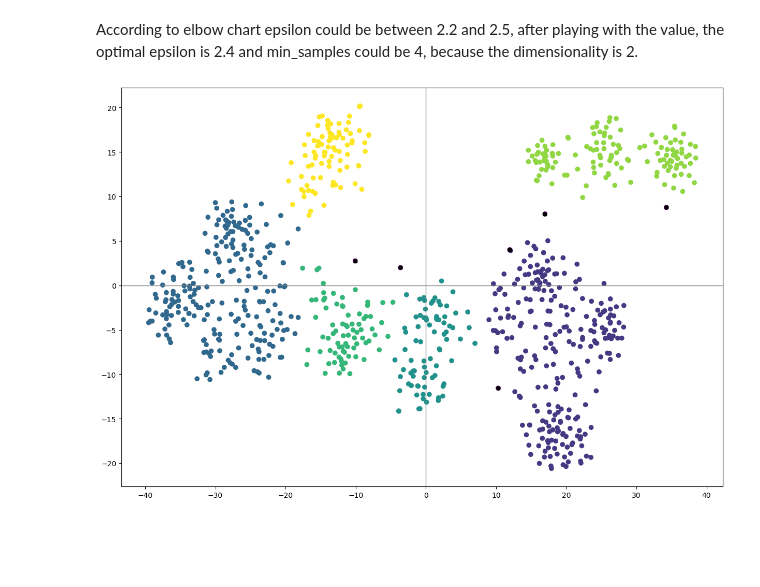
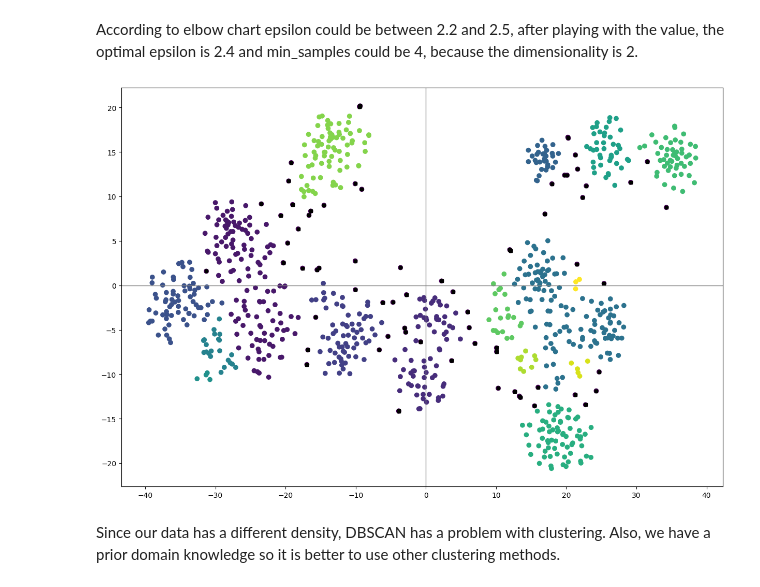
Before and after one commit to MAL-flowdemort/assignment_5, a Jupyter notebook: Candidate Test 2022 II.ipynb, the cells around one changed output. Drawn from its saved outputs; the diff is of its cells as text; code cells hidden in the pictures; blank space fills up the shorter version.

```diff
--- a/Candidate Test 2022 II.ipynb
+++ b/Candidate Test 2022 II.ipynb
@@ -586,20 +579,22 @@ According to elbow chart epsilon could be between 2.2 and 2.5, after playing wit
 # %%
 plt.figure(figsize=(15, 10))
 
-dbscan = DBSCAN(eps=2.4, min_samples=4)
+dbscan = DBSCAN(eps=1.7, min_samples=4)
 label = dbscan.fit_predict(tsne_results)
 
 plt.scatter(tsne_results[:, 0], tsne_results[:, 1], c=label, cmap="viridis")
 plt.plot(
     tsne_results[label == -1, 0],
     tsne_results[label == -1, 1],
     "sk",
     markersize=4,
     label=-1,
 )
 plt.axhline(0, color="grey", lw=1)
 plt.axvline(0, color="grey", lw=1)
 
 plt.show()
 # %% [output]
-[figure, old version]
+[figure, new version]
+# %% [markdown]
+Since our data has a different density, DBSCAN has a problem with clustering. Also, we have a prior domain knowledge so it is better to use other clustering methods.
```
Also changed, not shown: parts of 6 cells of this notebook, 1 other file.
